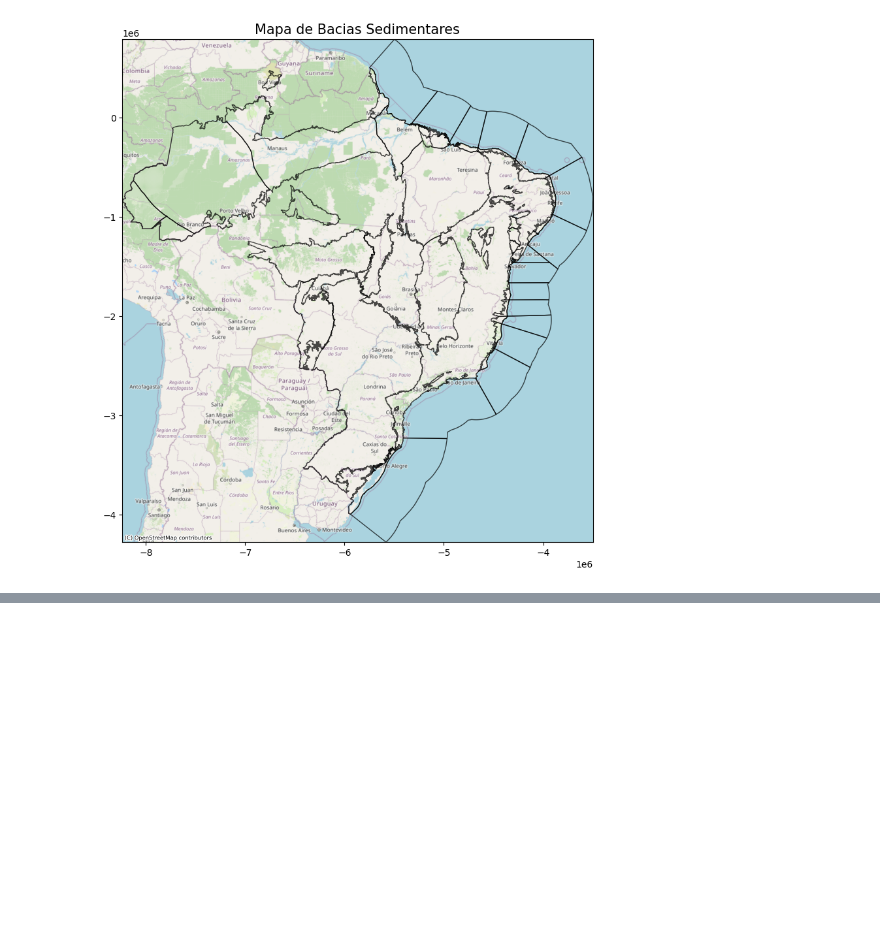
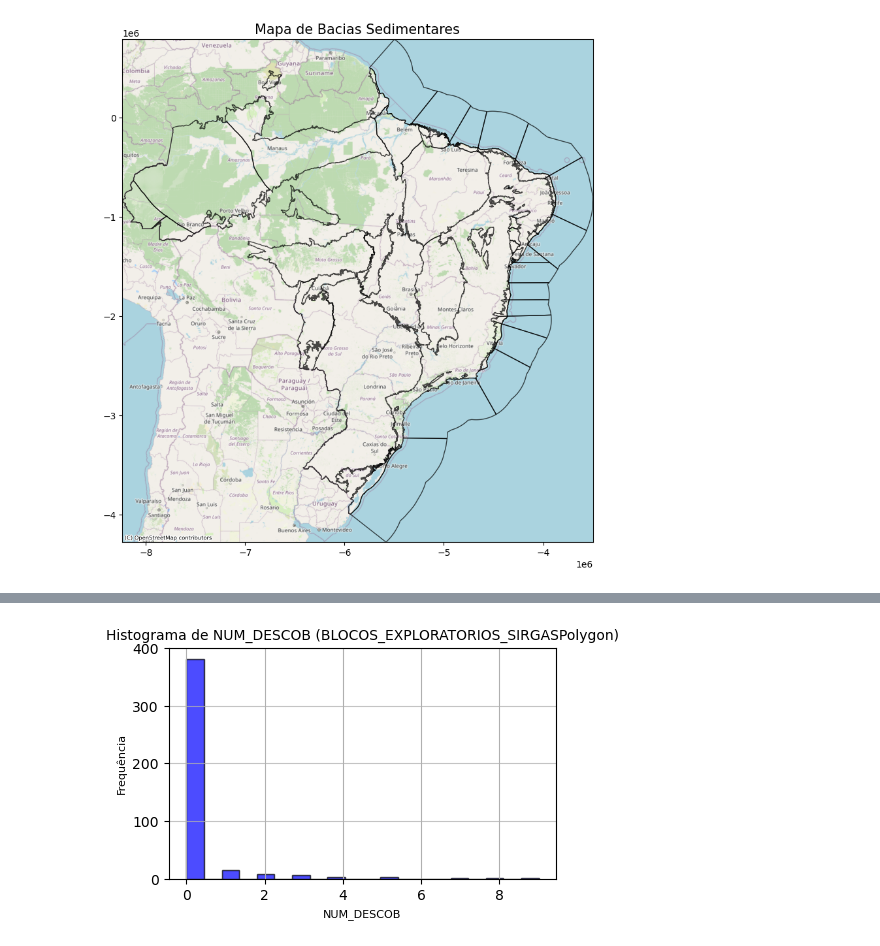
Before and after one commit to ubirajara-s/eda, a Jupyter notebook: eda_2.ipynb, the cells around one changed output, grey strips where cells are left out. Drawn from its saved outputs; the diff is of its cells as text; code cells hidden in the pictures; blank space fills up the shorter version.

Commit message:
atualizando ipynb, pastas e novos arquivos

```diff
--- a/eda_2.ipynb
+++ b/eda_2.ipynb
@@ -2165,3 +1962,97 @@ Mapa salvo em: ./dados/plots\Bacias Sedimentares_map.png
 [figure]
 # %%
 # PLOT HISTOGRAM DAS COLUNAS:
+# %%
+def load_datasets(input_dir):
+    """
+    Carrega datasets de um diretório especificado.
+    Retorna um dicionário de DataFrames ou GeoDataFrames.
+    """
+    if not os.path.exists(input_dir):
+        raise FileNotFoundError(f"O diretório '{input_dir}' não foi encontrado. Por favor, crie-o e adicione os arquivos necessários.")
+
+    datasets = {}
+    files = os.listdir(input_dir)
+
+    if not files:
+        print(f"Aviso: O diretório '{input_dir}' está vazio. Nenhum arquivo foi carregado.")
+        return datasets
+
+    print(f"Arquivos encontrados no diretório '{input_dir}': {files}")
+    for file in files:
+        try:
+            if file.endswith(".csv"):
+                print(f"Carregando arquivo CSV: {file}")
+                datasets[file.split(".")[0]] = pd.read_csv(os.path.join(input_dir, file), encoding="utf-8")
+            elif file.endswith(".shp"):
+                print(f"Carregando arquivo SHP: {file}")
+                datasets[file.split(".")[0]] = gpd.read_file(os.path.join(input_dir, file))
+        except Exception as e:
+            print(f"Erro ao carregar arquivo '{file}': {e}")
+
+    print(f"Datasets carregados: {list(datasets.keys())}")
+    return datasets
+
+
+def plot_statistics_and_histograms_live(dataframes, output_dir="./dados/estatisticas", exclude_columns=None):
+    """
+    Gera estatísticas descritivas e histogramas para DataFrames e GeoDataFrames,
+    exibindo os gráficos na tela e salvando-os no disco.
+
+    Args:
+        dataframes (dict): Dicionário contendo DataFrames ou GeoDataFrames a serem analisados.
+        output_dir (str): Diretório para salvar as estatísticas e histogramas.
+        exclude_columns (list): Lista de colunas a serem ignoradas ao gerar histogramas.
+    """
+    if exclude_columns is None:
+        exclude_columns = []
+
+    # Criar o diretório de saída
+    os.makedirs(output_dir, exist_ok=True)
+
+    for name, df in dataframes.items():
+        print(f"Gerando estatísticas para {name}...")
+
+        # Gerar estatísticas descritivas
+        stats = df.describe()
+        stats_file = os.path.join(output_dir, f"{name}_estatisticas.csv")
+        stats.to_csv(stats_file)
+        print(f"Estatísticas salvas em: {stats_file}")
+
+        # Exibir as estatísticas no console
+        print(f"\nEstatísticas Descritivas para {name}:\n{stats}\n")
+
+        # Identificar colunas numéricas, excluindo as especificadas
+        numeric_columns = [col for col in df.select_dtypes(include=['number']).columns if col not in exclude_columns]
+
+        for column in numeric_columns:
+            print(f"Plotando histograma para {name} - {column}...")
+            plt.figure(figsize=(5, 3))  # Reduzindo o tamanho do plot
+            df[column].hist(bins=20, alpha=0.7, color='blue', edgecolor='black')
+            plt.title(f"Histograma de {column} ({name})", fontsize=10)
+            plt.xlabel(column, fontsize=8)
+            plt.ylabel("Frequência", fontsize=8)
+            plt.grid(axis='y', alpha=0.75)
+
+            # Exibir o histograma na tela
+            plt.show()
+
+            # Salvar histograma
+            hist_file = os.path.join(output_dir, f"{name}_{column}_histograma.png")
+            plt.savefig(hist_file, dpi=300, bbox_inches="tight")
+            print(f"Histograma salvo em: {hist_file}")
+            plt.close()
+
+
+# Diretório com os arquivos
+input_dir = "./dados/shp_salvos"  # Substitua pelo seu caminho
+
+# Carregar os datasets
+datasets = load_datasets(input_dir)
+
+# Excluir colunas que não fazem sentido para histogramas (exemplo: IDs)
+columns_to_exclude = ["camada_id", "feicao_id", "objectid", "COD_CAMPO", "ID", "ID1"]  # Substitua pelos nomes reais das colunas a serem ignoradas
+
+# Gerar estatísticas e histogramas excluindo colunas desnecessárias
+plot_statistics_and_histograms_live(datasets, exclude_columns=columns_to_exclude)
+# %% [output]
@@ -2167,0 +2076 @@ Mapa salvo em: ./dados/plots\Bacias Sedimentares_map.png
+[figure, added]
```
Also changed, not shown: parts of 8 cells of this notebook, 45 other files.
